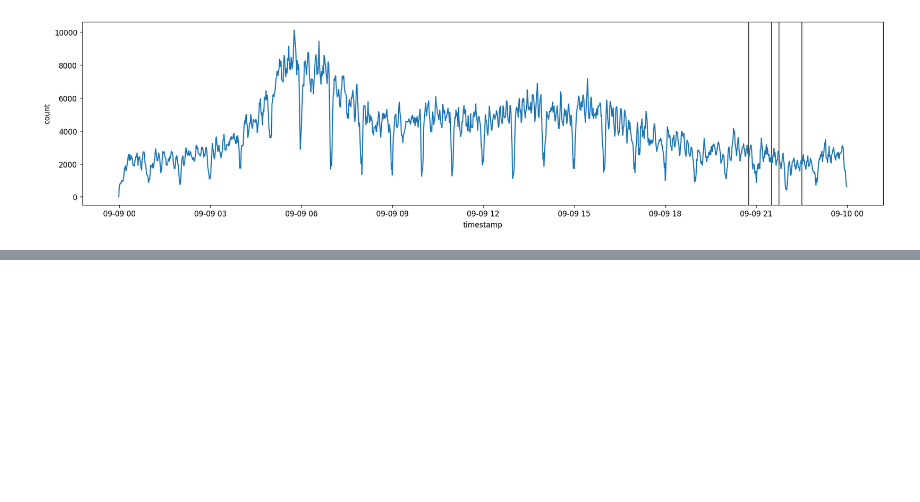
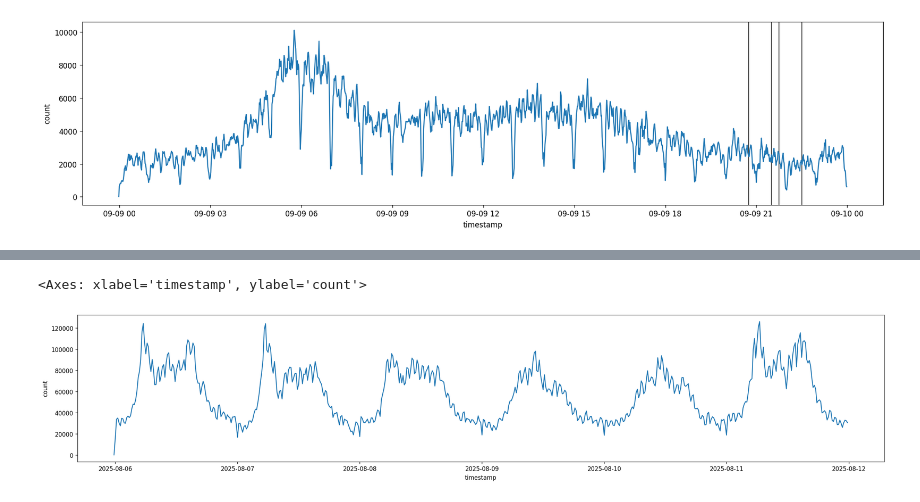
Before and after one commit to ANETILab/wp7_data_processing, a Jupyter notebook: src/social_events.ipynb, the cells around one changed output, grey strips where cells are left out. Drawn from its saved outputs; the diff is of its cells as text; code cells hidden in the pictures; blank space fills up the shorter version.

```diff
--- a/src/social_events.ipynb
+++ b/src/social_events.ipynb
@@ -48,0 +113,25 @@ ax.axvline(
+# %%
+sziget = pl.DataFrame()
+for i in daterange(date(2025, 8, 6), date(2025, 8, 11)):
+    temp = read_day(i, config["dirs"]["pickwell"])
+    sziget = pl.concat([sziget, temp])
+sziget = sziget.with_columns(pl.from_epoch(pl.col("timestamp"), time_unit="s"))
+# %%
+sziget_by_15min = (
+    sziget.sort("timestamp")
+    .group_by_dynamic("timestamp", every="15m", closed="right")
+    .agg(pl.col("device_aid_hashed").count())
+    .sort("timestamp")
+    .rename({"device_aid_hashed": "count"})
+)
+# %%
+fig, ax = plt.subplots(layout="constrained", figsize=(20, 4), dpi=120)
+sns.lineplot(
+    data=sziget_by_15min,
+    x="timestamp",
+    y="count",
+    ax=ax,
+)
+# %% [output]
+<Axes: xlabel='timestamp', ylabel='count'>
+[figure, added]
```
Also changed, not shown: parts of 23 cells of this notebook.
